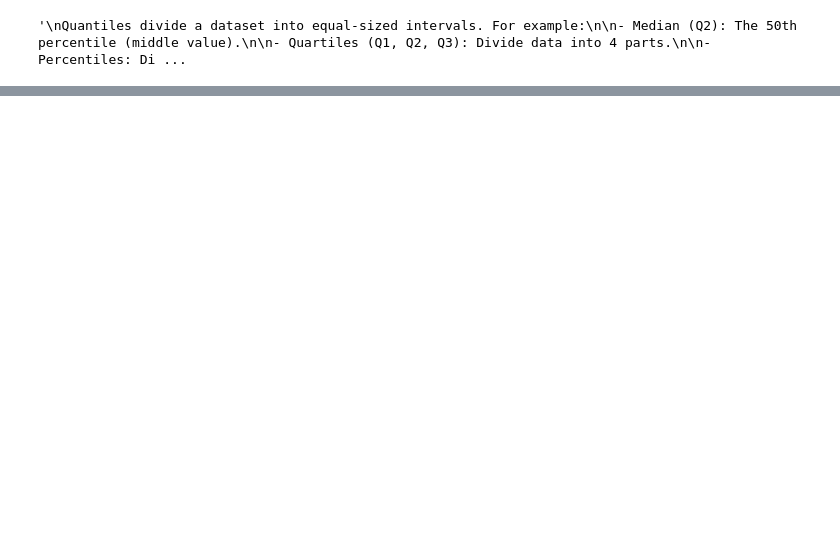
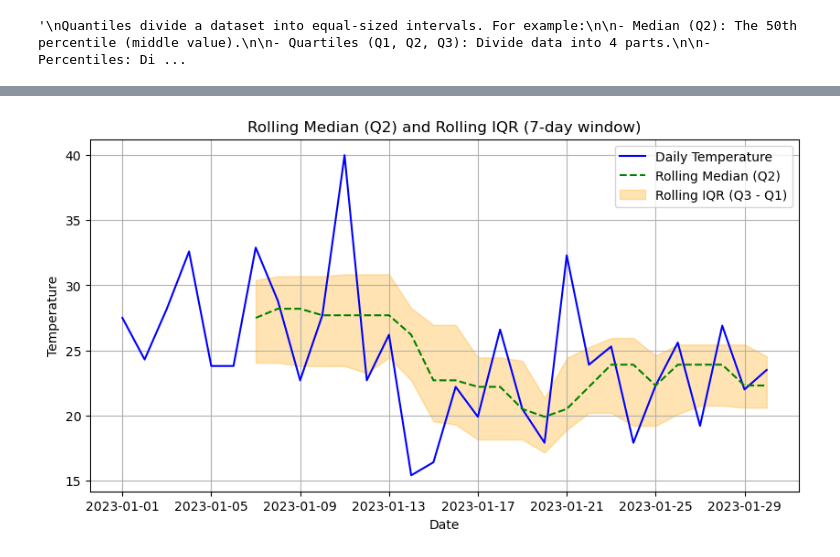
Before and after one commit to sush-hant/QuantMind, a Jupyter notebook: 2_Quantiles_Quartiles_Percentiles.ipynb, the cells around one changed output, grey strips where cells are left out. Saved outputs shown, nothing was run; the diff lists cells and outputs as text; code cells hidden in the pictures; blank space fills up the shorter version.

```diff
--- a/2_Quantiles_Quartiles_Percentiles.ipynb
+++ b/2_Quantiles_Quartiles_Percentiles.ipynb
@@ -130,3 +240,34 @@ print(df.head())
+# %%
+#Task 5
+
+#Rolling Quantiles (Advanced)
+
+rolling_median = df["Temperature"].rolling(window=7).median()
+#print(rolling_median)
+
+
+rolling_Q1 = df["Temperature"].rolling(window=7).quantile(0.25)
+rolling_Q3 = df["Temperature"].rolling(window=7).quantile(0.75)
+
+rolling_IQR = rolling_Q3 - rolling_Q1
+
+
+plt.figure(figsize=(10, 5))
+
+plt.plot(df['Date'], df["Temperature"], label="Daily Temperature", color="blue")
+
+plt.plot(df['Date'], rolling_median, label="Rolling Median (Q2)", color="green", linestyle="--")
+
+plt.fill_between(df['Date'], rolling_Q1, rolling_Q3, color='orange', alpha=0.3, label="Rolling IQR (Q3 - Q1)")
+
+plt.xlabel("Date")
+plt.ylabel("Temperature")
+plt.title("Rolling Median (Q2) and Rolling IQR (7-day window)")
+plt.legend()
+plt.grid()
+plt.show()
+# %% [output]
+[figure, added]
 # %%
 #Bonus Challenge
 #Use Seaborn for a boxplot over time:
```
Also changed, not shown: parts of 11 cells of this notebook, 9 other files.
